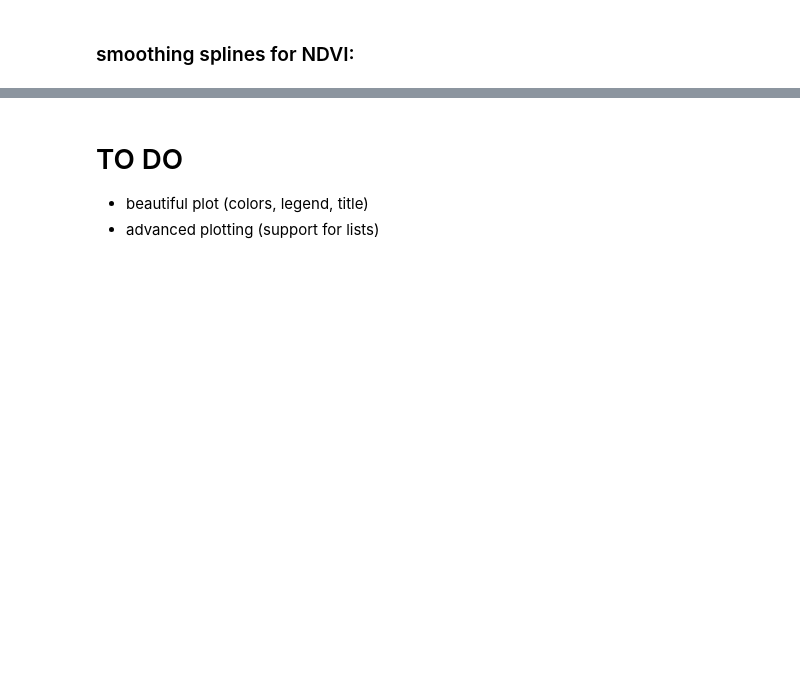
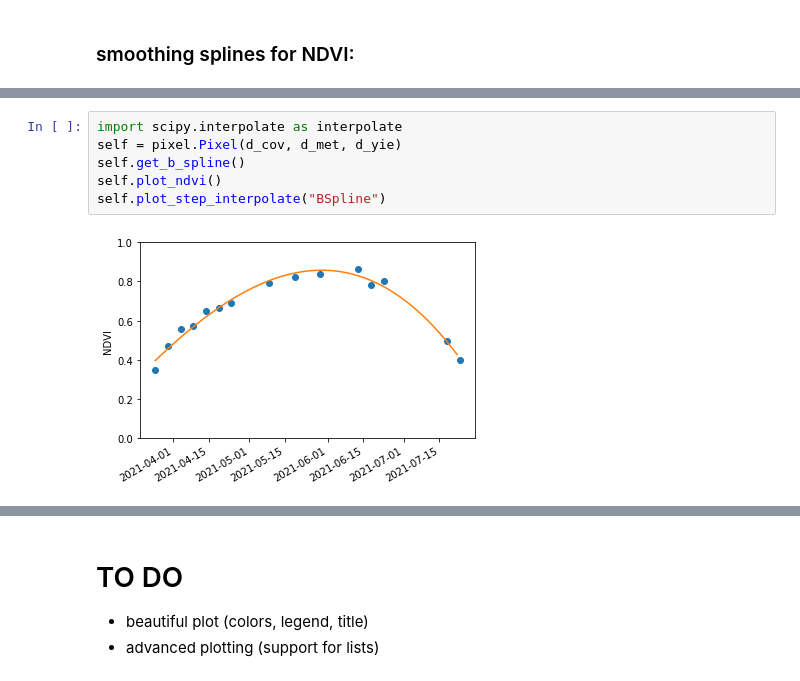
Before and after one commit to LGraz/MasterThesis-Code, a Jupyter notebook: pixel_class.ipynb, the cells around one changed output, grey strips where cells are left out. Drawn from its saved outputs; the diff is of its cells as text; blank space fills up the shorter version.

```diff
--- a/pixel_class.ipynb
+++ b/pixel_class.ipynb
@@ -70,0 +51,8 @@ for i in range(2):
+# %%
+import scipy.interpolate as interpolate
+self = pixel.Pixel(d_cov, d_met, d_yie)
+self.get_b_spline()
+self.plot_ndvi()
+self.plot_step_interpolate("BSpline")
+# %% [output]
+[figure, added]
```
Also changed, not shown: parts of 4 cells of this notebook, 3 other files.
